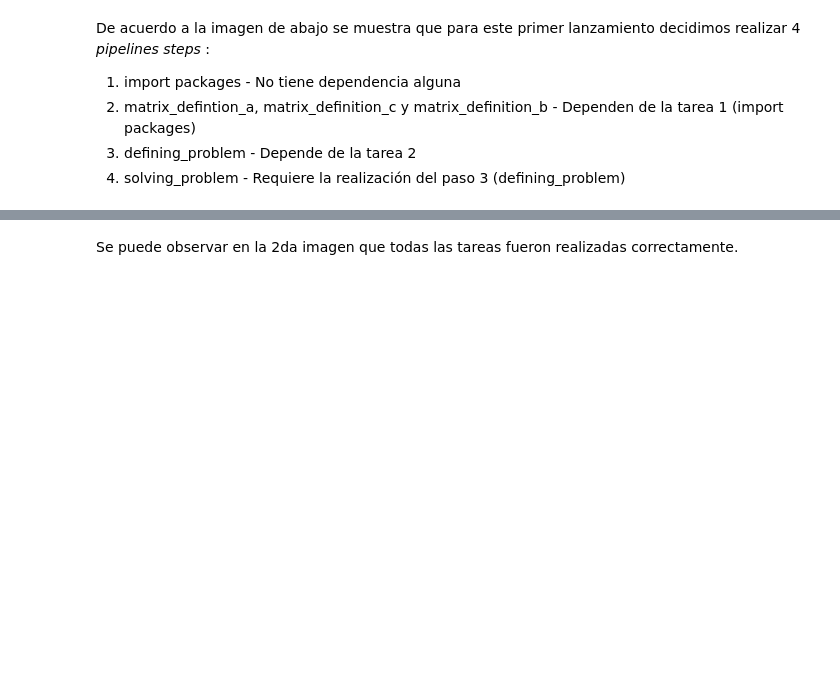
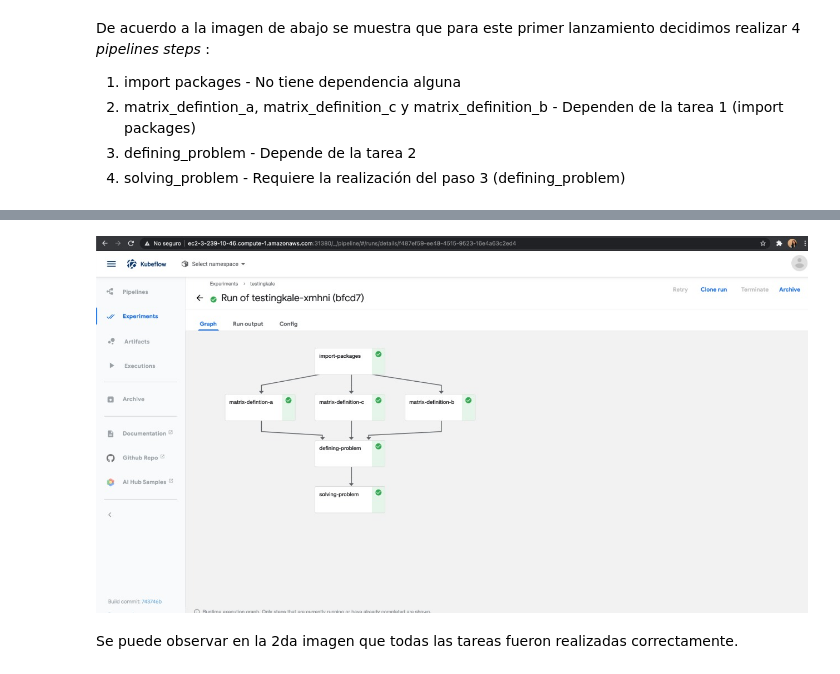
Before and after one commit to optimizacion-2-2021-1-gh-classroom/practica-2-primera-parte-yefovar, a Jupyter notebook: lanzamientos_pipeline/Lanzamientos.ipynb, the cells around one changed output, grey strips where cells are left out. Drawn from its saved outputs; the diff is of its cells as text; code cells hidden in the pictures; blank space fills up the shorter version.

```diff
--- a/lanzamientos_pipeline/Lanzamientos.ipynb
+++ b/lanzamientos_pipeline/Lanzamientos.ipynb
@@ -19,3 +22,7 @@ De acuerdo a la imagen de abajo se muestra que para este primer lanzamiento deci
+# %%
+Image("../lanzamientos_pipeline/Images/Testing Kale 1 - Success.jpeg")
+# %% [output]
+[figure, added]
 # %% [markdown]
 Se puede observar en la 2da imagen que todas las tareas fueron realizadas correctamente.
 # %% [markdown]
```
Also changed, not shown: parts of 5 cells of this notebook.
